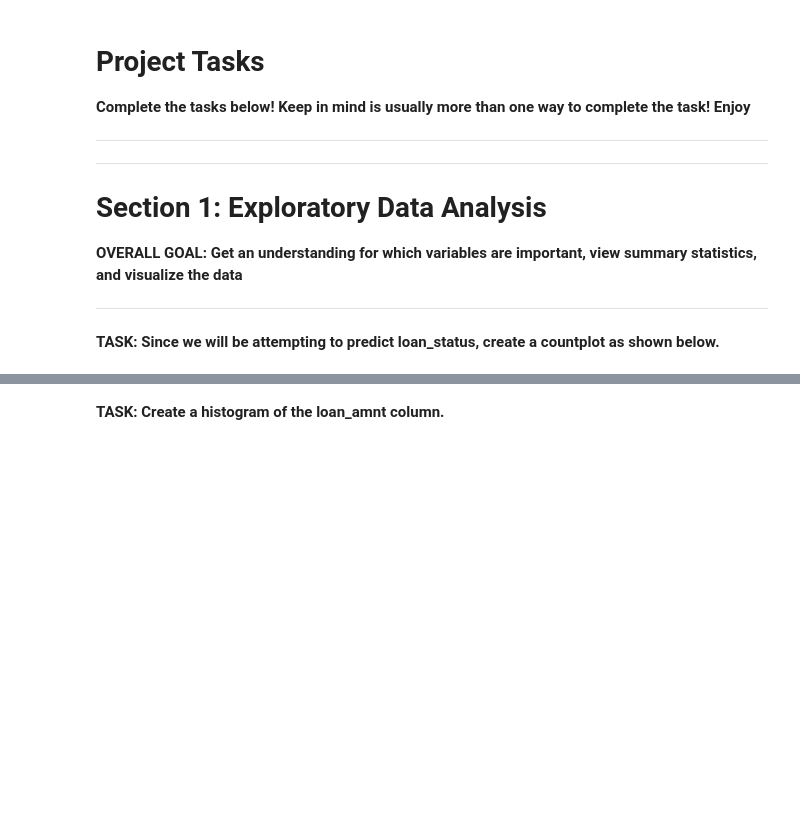
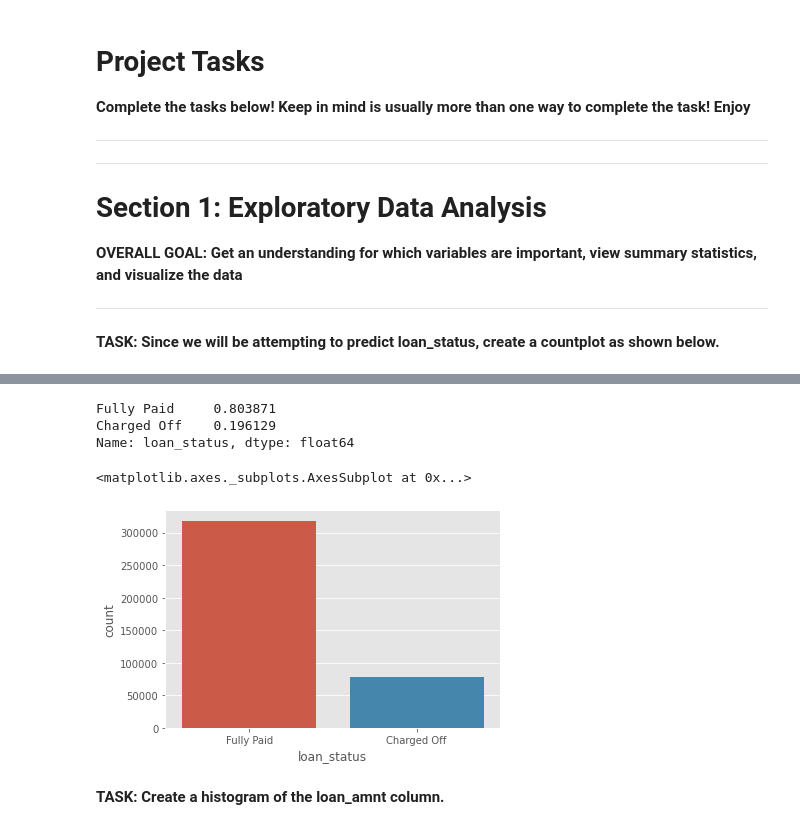
Before and after one commit to smeteo/Data_Science_and_Machine_Learning, a Jupyter notebook: 6. Deep Learning/DL_Lending_Club_Loan/03-Keras-Project-Exercise.ipynb, the cells around one changed output, grey strips where cells are left out. Saved outputs shown, nothing was run; the diff lists cells and outputs as text; code cells hidden in the pictures; blank space fills up the shorter version.

```diff
--- a/6. Deep Learning/DL_Lending_Club_Loan/03-Keras-Project-Exercise.ipynb
+++ b/6. Deep Learning/DL_Lending_Club_Loan/03-Keras-Project-Exercise.ipynb
@@ -256,2 +350,13 @@ memory usage: 81.6+ MB
+# %%
+df['loan_status'].value_counts(normalize=True)
+# %% [output]
+Fully Paid     0.803871
+Charged Off    0.196129
+Name: loan_status, dtype: float64
+# %%
+sns.countplot(df['loan_status'])
+# %% [output]
+<matplotlib.axes._subplots.AxesSubplot at 0x...>
+[figure, added]
 # %% [markdown]
 **TASK: Create a histogram of the loan_amnt column.**
```
Also changed, not shown: parts of 78 cells of this notebook.
